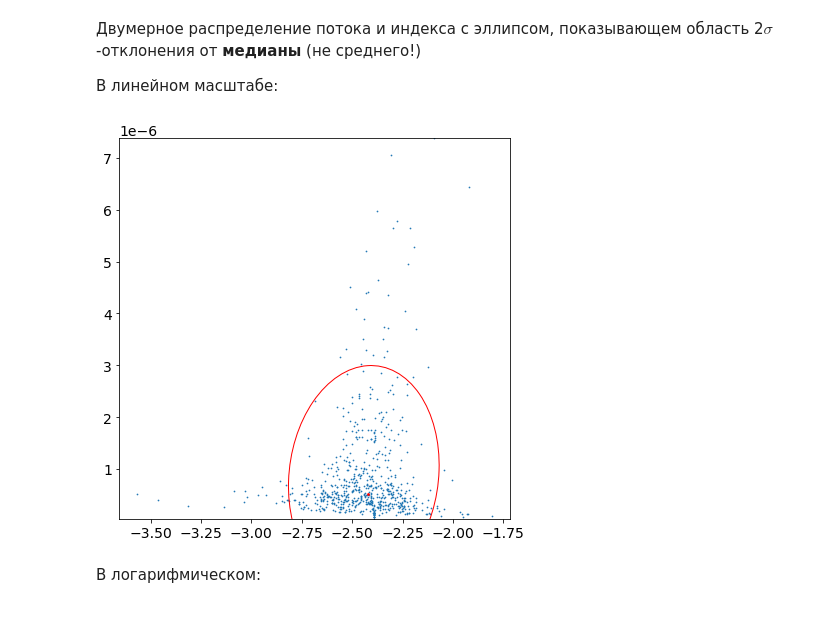
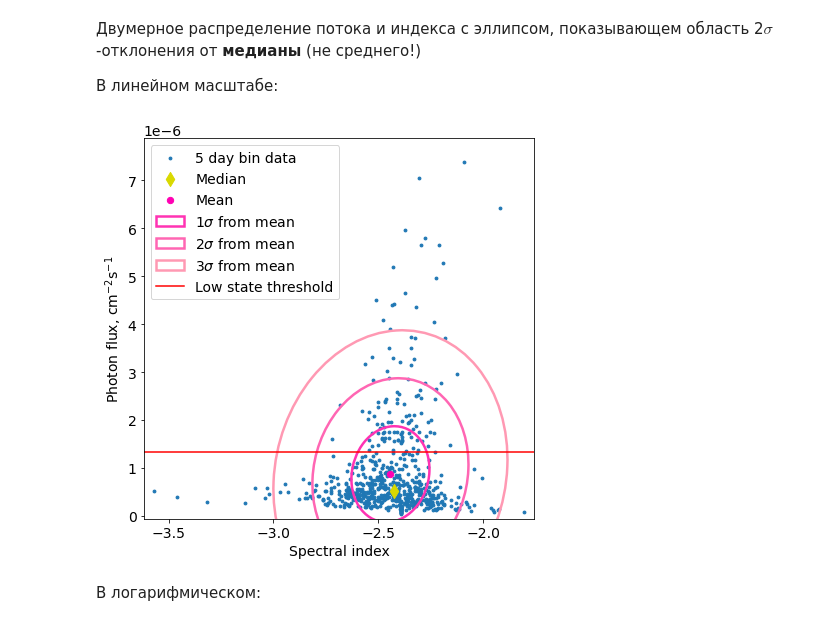
Before and after one commit to nj-vs-vh/fermi-pks1510-089, a Jupyter notebook: lowstate_selection.ipynb, the cells around one changed output. Saved outputs shown, nothing was run; the diff lists cells and outputs as text; code cells hidden in the pictures.

```diff
--- a/lowstate_selection.ipynb
+++ b/lowstate_selection.ipynb
@@ -110,22 +117,50 @@ def confidence_ellipse(x, y, ax, n_std=3.0, facecolor='none', **kwargs):
 Двумерное распределение потока и индекса с эллипсом, показывающем область 2$\sigma$-отклонения от **медианы** (не среднего!)
 
 В линейном масштабе:
-# %%
-ax = plt.axes()
-# plt.yscale('log')
-ax.set_ylim(data['flux'].min(), data['flux'].max())
-
-ax.scatter(data['index'], data['flux'], s=0.5)
-confidence_ellipse(
-    data['index'].to_numpy(), data['flux'].to_numpy(), ax, n_std=2.0, edgecolor='red'
-)
-
-ax.scatter(data['index'].median(), data['flux'].median(), c='red', s=3)
-
-plt.savefig('selection_ellipse.png')
-plt.show()
-# %% [output]
-[figure, removed]
+# %%
+ax = plt.axes()
+# plt.yscale('log')
+ax.set_ylim(data['flux'].min() - 1e-7, data['flux'].max() + 5e-7)
+
+data_pts = ax.scatter(data['index'], data['flux'], s=8, label='5 day bin data')
+
+method = 'mean'
+
+def mean_ellipse_color(degree):
+    return [1, degree, 0.7]
+
+ellipses = []
+
+for n_std in range(1, 4):
+    ellipses.append(
+        confidence_ellipse(
+            data['index'].to_numpy(),
+            data['flux'].to_numpy(),
+            ax,
+            label=f'${n_std}\sigma$ from mean',
+            n_std=n_std, method=method, edgecolor=mean_ellipse_color(n_std / 5), linewidth=2.5,
+        )
+    )
+
+mean_pt = ax.scatter(data['index'].mean(), data['flux'].mean(), color=mean_ellipse_color(0), s=40, label='Mean')
+median_pt = ax.scatter(data['index'].median(), data['flux'].median(), color=[0.85, 0.85, 0], marker='d', s=100, label='Median')
+
+flux_threshold = 1.3246341035397293e-06  # hard-coded here, calculated in the next section
+ax = plt.gca()
+threshold_line = ax.axhline(y=flux_threshold, color='r', label='Low state threshold')
+
+locs = np.linspace(-3.5, -1.5, 5)
+plt.xticks(locs)
+ax.set_xlim(data['index'].min() - 5e-2, data['index'].max() + 5e-2)
+
+plt.ylabel('Photon flux, cm$^{-2}$s$^{-1}$')
+plt.xlabel('Spectral index')
+plt.legend(handles=[data_pts, median_pt, mean_pt, *ellipses, threshold_line])
+
+plt.savefig('selection_ellipse.pdf')
+plt.show()
+# %% [output]
+[figure, added]
 # %% [markdown]
 В логарифмическом:
 # %%
```
Also changed, not shown: parts of 4 cells of this notebook.
